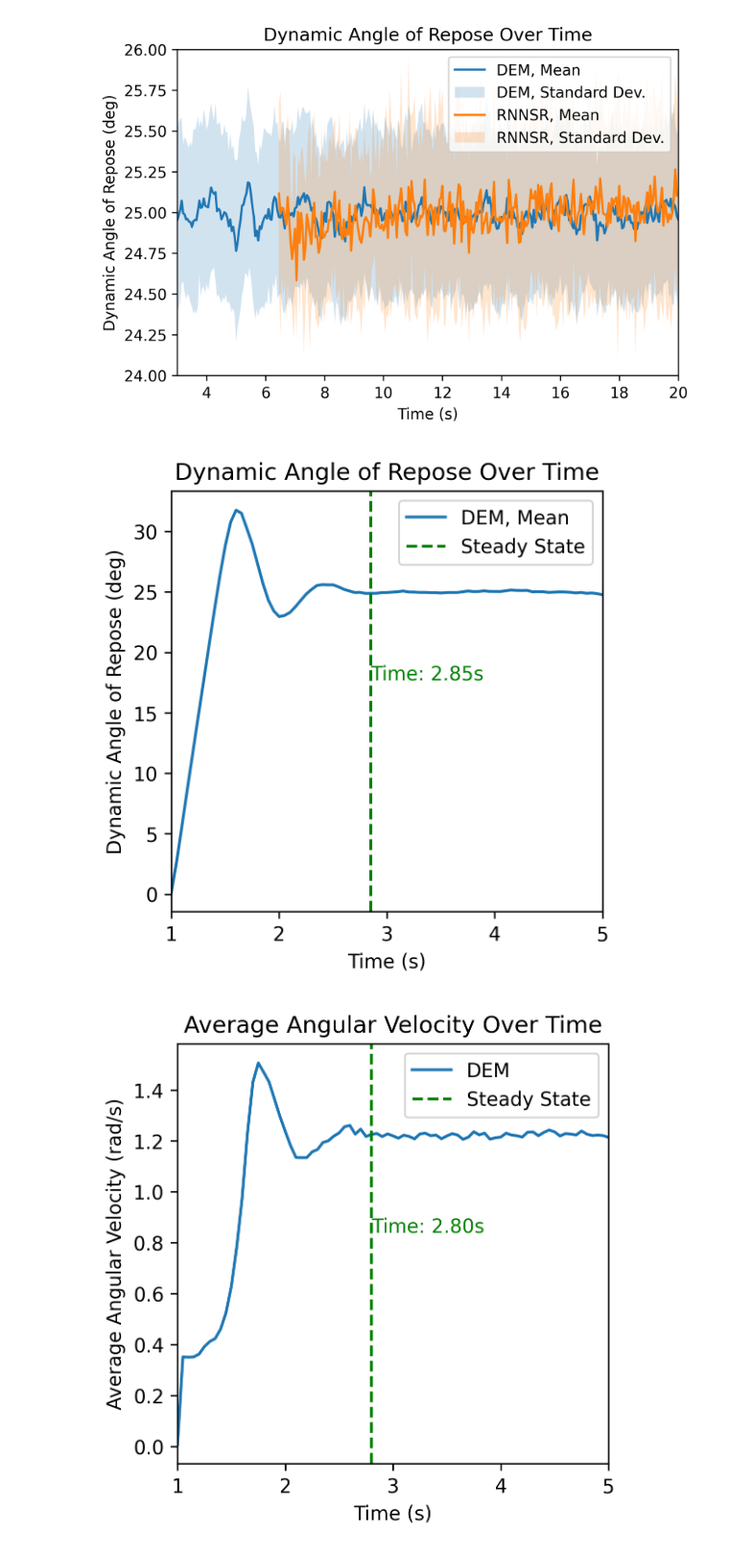
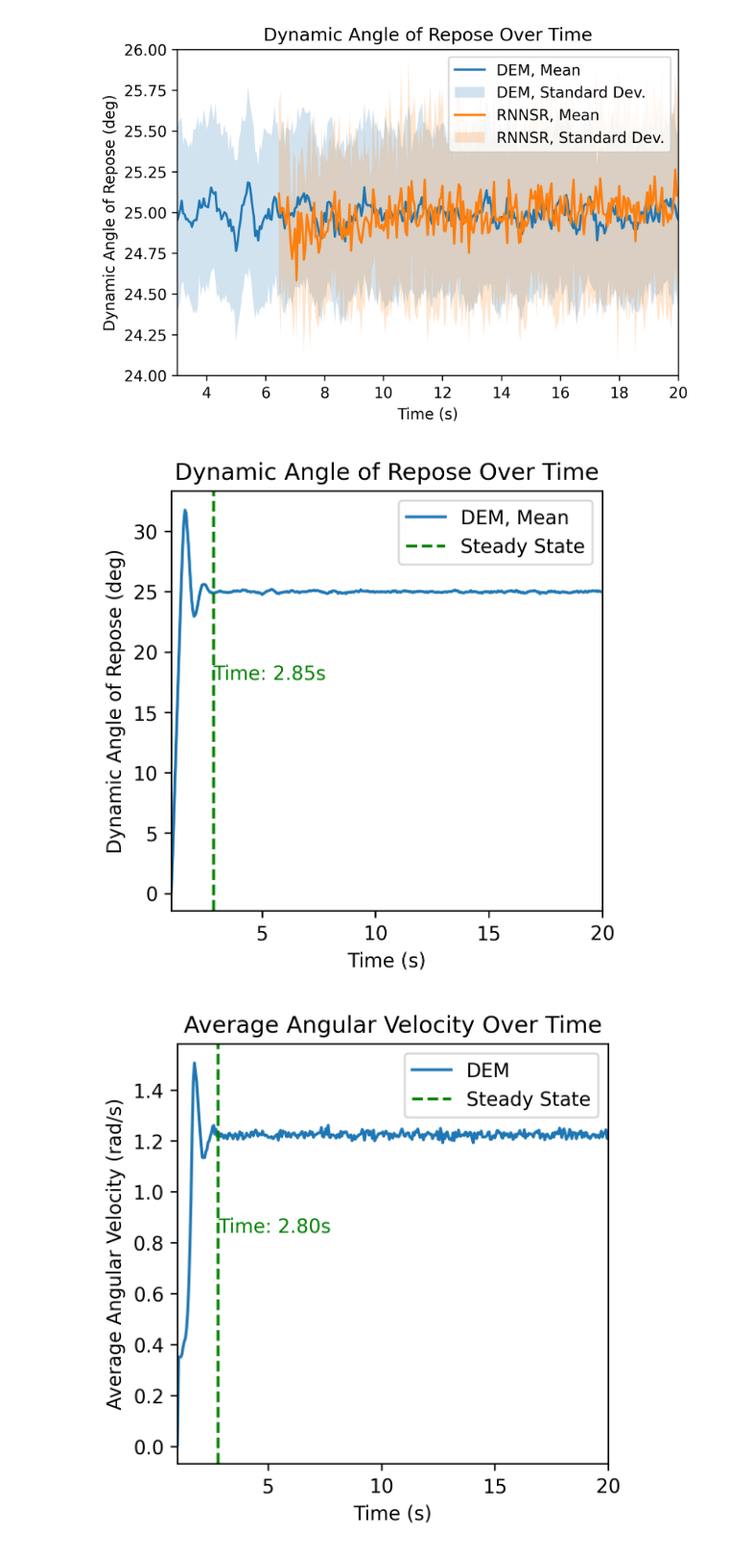
Before and after one commit to elispelis/DEM-Dissertation, a Jupyter notebook: src/AoR_comparison.ipynb, the cells around one changed output. Shown at 96% size. Cells and saved outputs as stored; diff of their text form; code cells hidden in the pictures.

```diff
--- a/src/AoR_comparison.ipynb
+++ b/src/AoR_comparison.ipynb
@@ -136,7 +135,7 @@ dem_daor = np.genfromtxt(dem_daor_path, delimiter=",")
 mean_dem = dem_daor[:, 1]
 std_dev_dem = dem_daor[:, 2]
 
-threshold = 0.001  # Adjust the threshold based on your specific case
+threshold = 0.001
 
 # Find the index where the kinetic energies stabilize
 kin_diff = np.abs(np.diff(dem_daor[:, 1]))
@@ -156,7 +155,7 @@ plt.axvline(x=steady_state_value, color='green', linestyle='--', label='Steady S
 plt.text(steady_state_value, (plt.ylim()[1]-plt.ylim()[0])/2, f'Time: {steady_state_value:.2f}s', verticalalignment='bottom', color="green")
 
 
-plt.xlim(left=1, right=5)
+plt.xlim(left=1, right=20)
 # plt.ylim(bottom=24, top=26)
 
 # Add labels and legend
@@ -167,7 +166,7 @@ plt.legend()
 
 plt.show()
 # %% [output]
-[figure, old version]
+[figure, new version]
 # %%
 from edempy import Deck
 
@@ -184,34 +183,33 @@ for timestep in np.arange(extrap.start_t, extrap.end_t+delta_t, delta_t):
 # Plot the mean data
 plt.figure(figsize=(4, 4), dpi=300)
 
 
-threshold = 0.005  # Adjust the threshold based on your specific case
+threshold = 0.005  #
 adjust = 25
 # Find the index where the kinetic energies stabilize
 kin_diff = np.abs(np.diff(mean_ang_vels[adjust:]))
 
 steady_state_index = np.argmax(kin_diff < threshold)
 
 times = np.arange(1,20.05,0.05)
 
 plt.plot(times, -1*np.array(mean_ang_vels), label='DEM')
 #plt.plot(times[adjust+1:], kin_diff, label='DEM')
 
 steady_state_value = times[adjust:][steady_state_index]
 # Plot vertical line at steady state
 plt.axvline(x=steady_state_value, color='green', linestyle='--', label='Steady State')
 plt.text(steady_state_value, (plt.ylim()[1]-plt.ylim()[0])/2, f'Time: {steady_state_value:.2f}s', verticalalignment='bottom', color="green")
 
 
-plt.xlim(left=1, right=5)
+plt.xlim(left=1, right=20)
 # plt.ylim(bottom=24, top=26)
 
-# Add labels and legend
 plt.xlabel('Time (s)')
 plt.ylabel('Average Angular Velocity (rad/s)')
 plt.title('Average Angular Velocity Over Time')
 plt.legend()
 
 plt.show()
 # %% [output]
-[figure, old version]
+[figure, new version]
```
Also changed, not shown: parts of 4 cells of this notebook, 5 other files.
